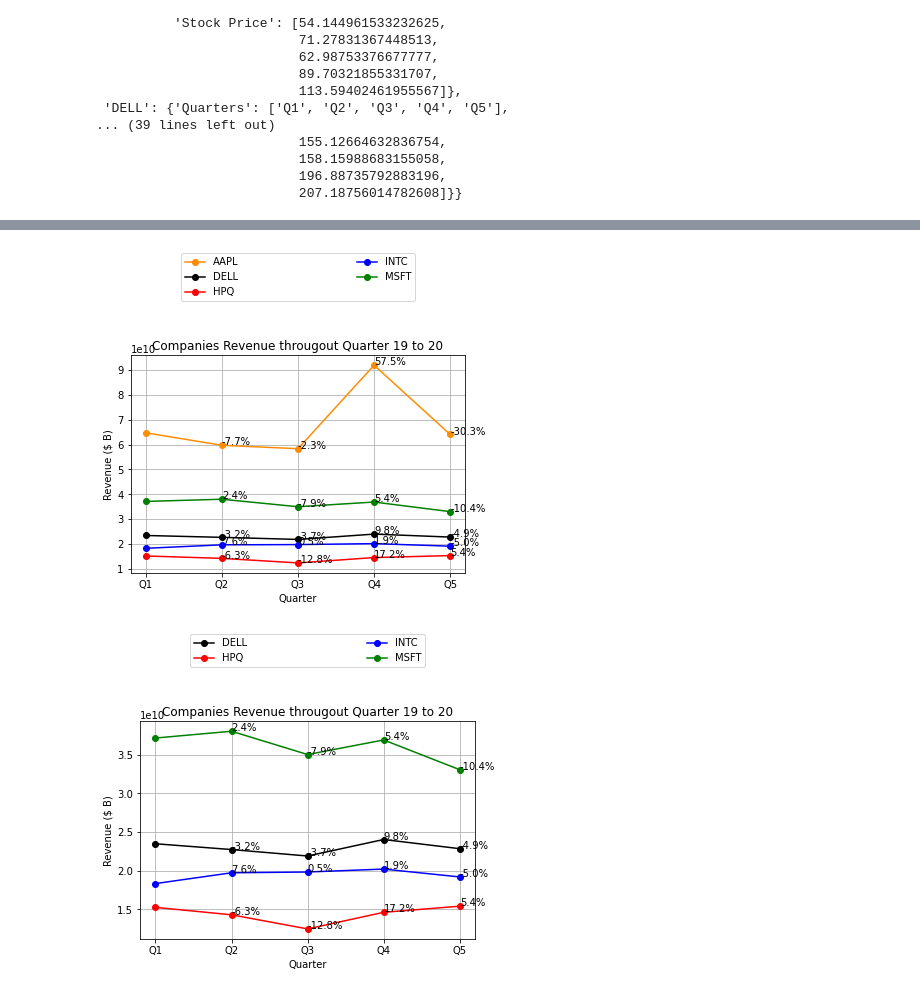
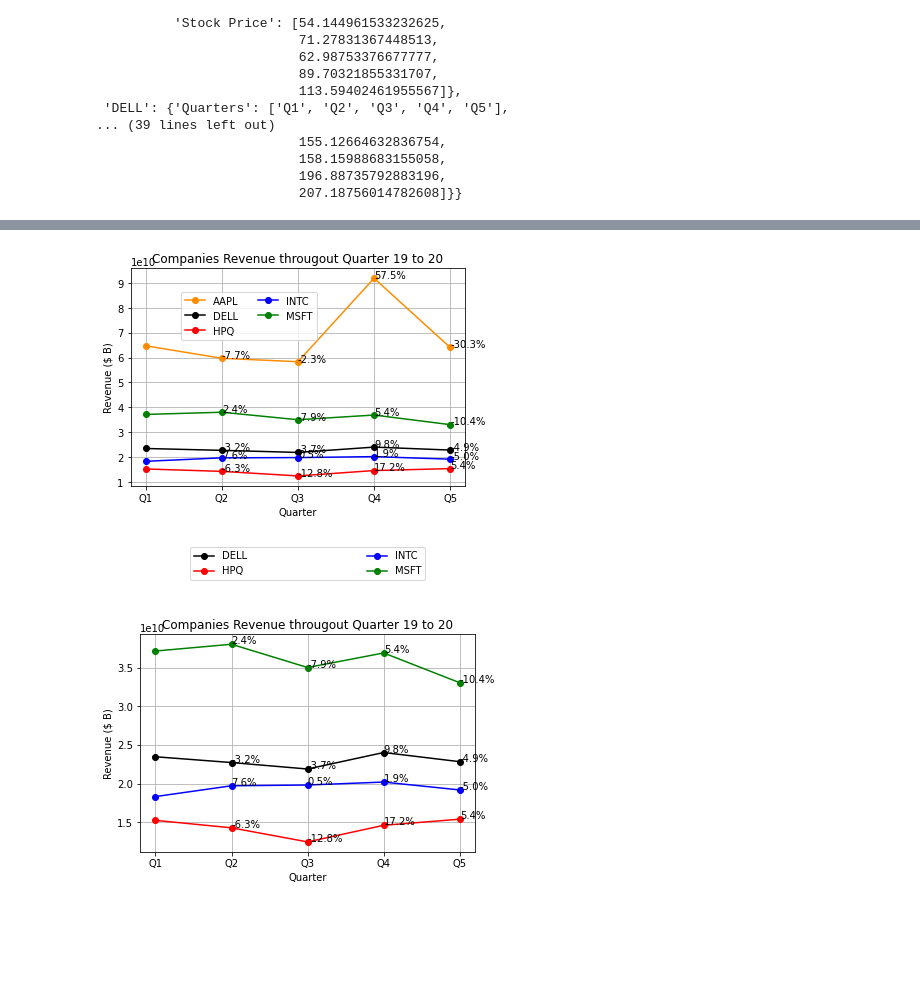
Before and after one commit to SDImperiale/ImperialeSource, a Jupyter notebook: Electronic_Analysis.py.ipynb, the cells around one changed output, grey strips where cells are left out. Drawn from its saved outputs; the diff is of its cells as text; code cells hidden in the pictures; blank space fills up the shorter version.

```diff
--- a/Electronic_Analysis.py.ipynb
+++ b/Electronic_Analysis.py.ipynb
@@ -356,36 +356,36 @@ for x,y in zip(x_values,y_values):
 x_values = sorted(electronics_dict['MSFT']['Quarters'], reverse =False)
 y_values = electronics_dict['MSFT']['Revenue']
 plt.plot(x_values, y_values, color='green', label='MSFT', marker='o')
 z = 0
 for x,y in zip(x_values,y_values):
     if x == 'Q1':
         z = z + 1
         continue
     change = str(round(((float(y_values[z]) / float(y_values[z-1])) - 1) * 100,1)) + '%'
     plt.annotate(
         s = change,
         xy = (x,y),
         xytext = (x,(y + 10))
     )
     z = z + 1
 
 
 
 
 
 
 
 
 
 plt.xlabel('Quarter')
 plt.ylabel('Revenue ($ B)')
 plt.grid()
 plt.title('Companies Revenue througout Quarter 19 to 20')
-plt.legend(bbox_to_anchor=(0., 1.02, 1., .102), loc='lower left',
-           ncol=2, mode="expand", borderaxespad=5.)
+plt.legend(bbox_to_anchor=(0., 1.02, 1., .102), loc='best',
+           ncol=2, mode="none", borderaxespad=5.)
 plt.savefig('output_data/CompaniesRevenue_comp.png')
 # %% [output]
-[figure, old version]
+[figure, new version]
 # %%
 x_values = sorted(electronics_dict['DELL']['Quarters'], reverse =False)
 y_values = electronics_dict['DELL']['Revenue']
```
Also changed, not shown: parts of 2 cells of this notebook, 6 other files.
